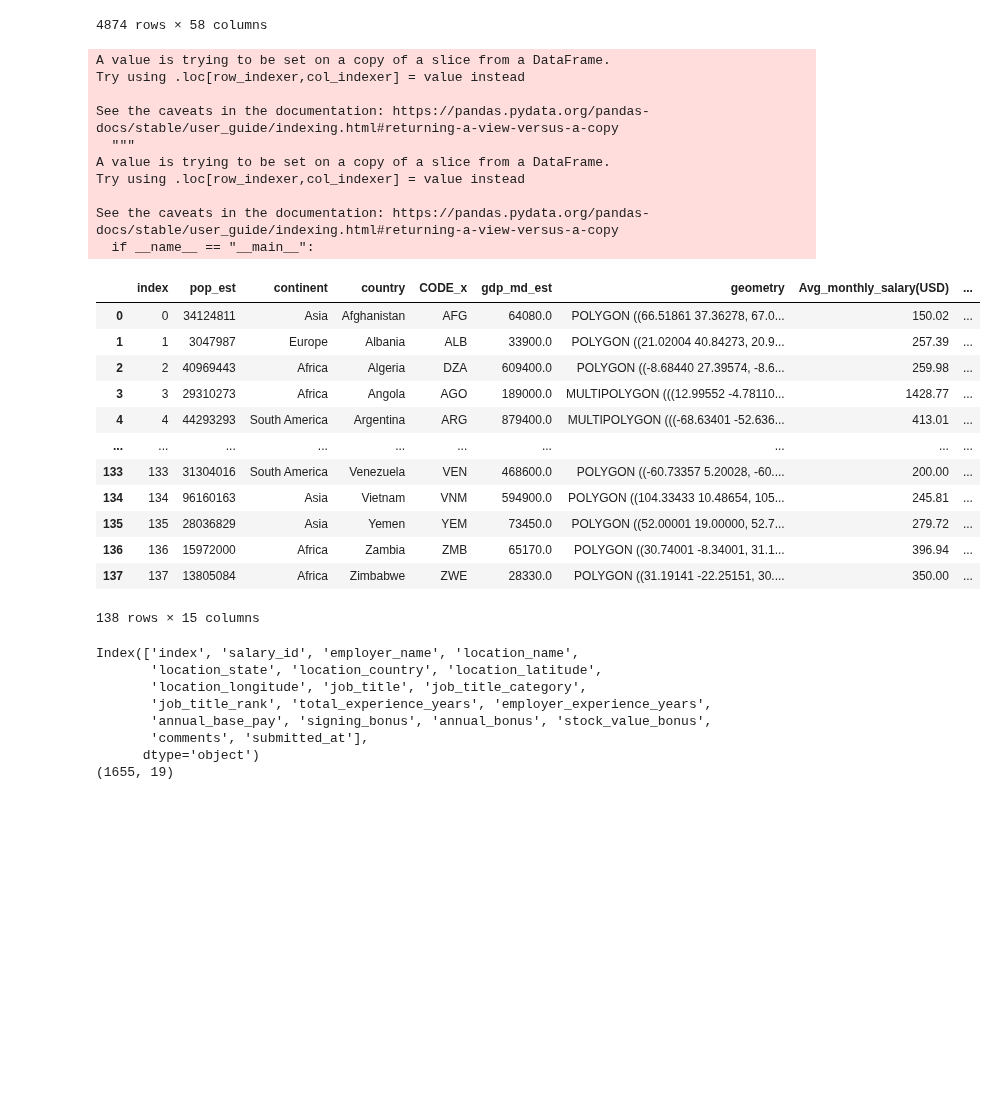
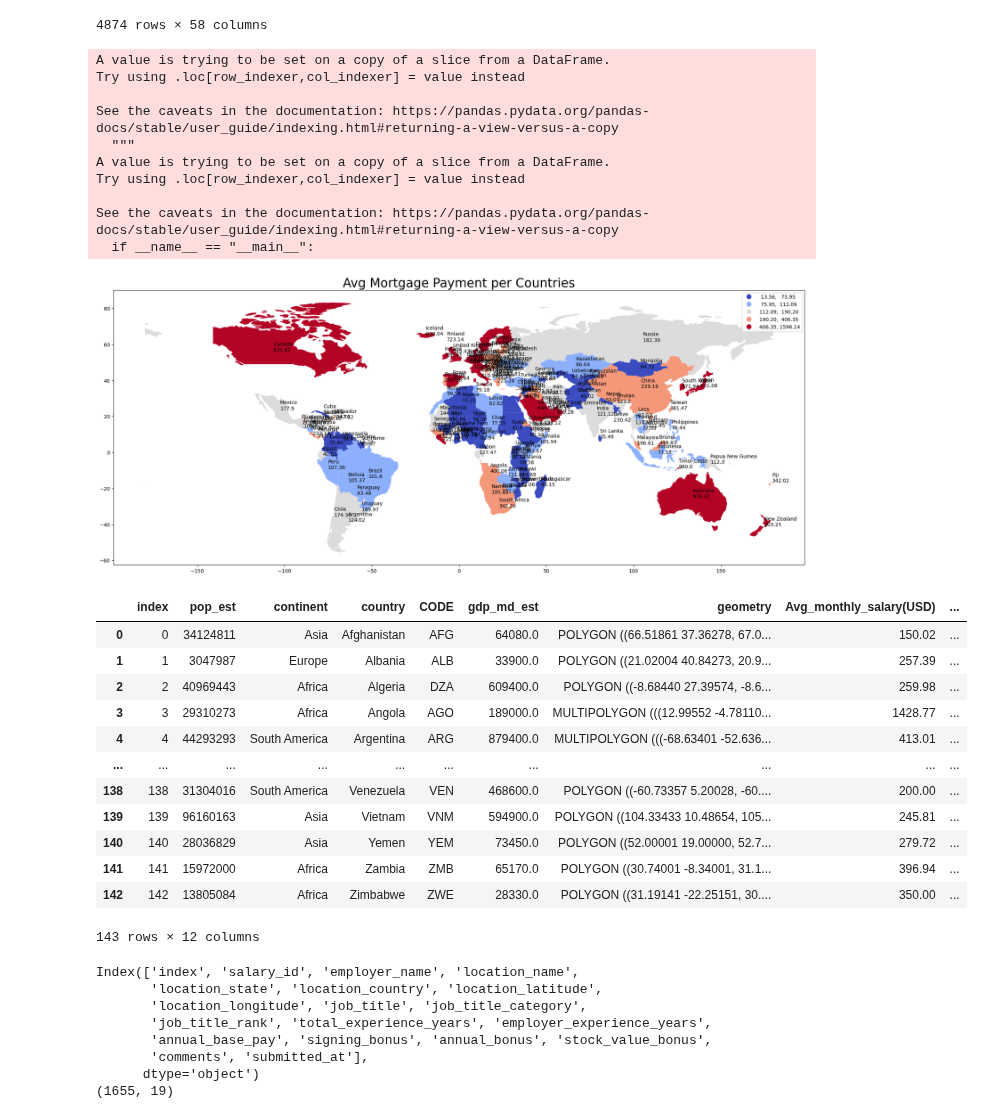
Before and after one commit to Reed-Carter/Global-Cost-of-Living, a Jupyter notebook: chloe.ipynb, the cells around one changed output. Saved outputs shown, nothing was run; the diff lists cells and outputs as text; code cells hidden in the pictures; blank space fills up the shorter version.

Commit message:
Add world map

```diff
--- a/chloe.ipynb
+++ b/chloe.ipynb
@@ -66,57 +66,63 @@ mortgage_df = mortgage_df[['country', 'Avg_monthly_salary(USD)', 'Avg_mortgage_p
 #drop duplicates for country
 mortgage_df.drop_duplicates(subset='country', inplace=True)
 
-#read code.csv
-code_df = pd.read_csv('./data/codes.csv', header=0)
-
-#merge code and mortgage_df and drop lat and lon columns
-mortgage_code_df = mortgage_df.merge(code_df, on='country').drop(columns=['Latitude (average)', 'Longitude (average)'])
-
 # merge geopandas data with our data
 # 'naturalearth_lowres' is geopandas datasets so we can use it directly
 world = geopandas.read_file(geopandas.datasets.get_path('naturalearth_lowres'))
 
 # rename the columns so that we can merge with our data
 world.columns=['pop_est', 'continent', 'country', 'CODE', 'gdp_md_est', 'geometry']
 
 #sort country in world alphabetically
 world.sort_values(by=['country'], ascending=True, inplace=True)
 
 # then merge world with our data
-mortgage_code_geo = pd.merge(world,mortgage_code_df,on='country')
+mortgage_df = pd.merge(world,mortgage_df,on='country')
 
 # last thing we need to do is - merge again with our location data which contains each country’s latitude and longitude
 location=pd.read_csv('https://raw.githubusercontent.com/melanieshi0120/COVID-19_global_time_series_panel_data/master/data/countries_latitude_longitude.csv')
+mortgage_df = mortgage_df.merge(location,left_on='country', right_on='name').reset_index()
 
-mortgage_code_geo = mortgage_code_geo.merge(location,left_on='country', right_on='name').reset_index()
+# plot confirmed cases world map
+mortgage_df.plot(column='Avg_mortgage_pmt', scheme="quantiles",
+           figsize=(25, 20),
+           legend=True,cmap='coolwarm')
+
+plt.title('Avg Mortgage Payment per Countries',fontsize=25)
+
+# add countries names and numbers
+for i in range(0,143):
+    plt.text(float(mortgage_df.longitude[i]),float(mortgage_df.latitude[i]),"{}\n{}".format(mortgage_df.name[i],mortgage_df.Avg_mortgage_pmt[i]),size=10)
+
+plt.show()
 
 
-
-mortgage_code_geo
+mortgage_df
 # %% [output]
 A value is trying to be set on a copy of a slice from a DataFrame.
 Try using .loc[row_indexer,col_indexer] = value instead
 
 See the caveats in the documentation: https://pandas.pydata.org/pandas-docs/stable/user_guide/indexing.html#returning-a-view-versus-a-copy
   """
 A value is trying to be set on a copy of a slice from a DataFrame.
 Try using .loc[row_indexer,col_indexer] = value instead
 
 See the caveats in the documentation: https://pandas.pydata.org/pandas-docs/stable/user_guide/indexing.html#returning-a-view-versus-a-copy
   if __name__ == "__main__":
+[figure, added]
-|  | index | pop_est | continent | country | CODE_x | gdp_md_est | geometry | Avg_monthly_salary(USD) | ... |
+|  | index | pop_est | continent | country | CODE | gdp_md_est | geometry | Avg_monthly_salary(USD) | ... |
 | 0 | 0 | 34124811 | Asia | Afghanistan | AFG | 64080.0 | POLYGON ((66.51861 37.36278, 67.0... | 150.02 | ... |
 | 1 | 1 | 3047987 | Europe | Albania | ALB | 33900.0 | POLYGON ((21.02004 40.84273, 20.9... | 257.39 | ... |
 | 2 | 2 | 40969443 | Africa | Algeria | DZA | 609400.0 | POLYGON ((-8.68440 27.39574, -8.6... | 259.98 | ... |
 | 3 | 3 | 29310273 | Africa | Angola | AGO | 189000.0 | MULTIPOLYGON (((12.99552 -4.78110... | 1428.77 | ... |
 | 4 | 4 | 44293293 | South America | Argentina | ARG | 879400.0 | MULTIPOLYGON (((-68.63401 -52.636... | 413.01 | ... |
 | ... | ... | ... | ... | ... | ... | ... | ... | ... | ... |
-| 133 | 133 | 31304016 | South America | Venezuela | VEN | 468600.0 | POLYGON ((-60.73357 5.20028, -60.... | 200.00 | ... |
-| 134 | 134 | 96160163 | Asia | Vietnam | VNM | 594900.0 | POLYGON ((104.33433 10.48654, 105... | 245.81 | ... |
-| 135 | 135 | 28036829 | Asia | Yemen | YEM | 73450.0 | POLYGON ((52.00001 19.00000, 52.7... | 279.72 | ... |
-| 136 | 136 | 15972000 | Africa | Zambia | ZMB | 65170.0 | POLYGON ((30.74001 -8.34001, 31.1... | 396.94 | ... |
-| 137 | 137 | 13805084 | Africa | Zimbabwe | ZWE | 28330.0 | POLYGON ((31.19141 -22.25151, 30.... | 350.00 | ... |
+| 138 | 138 | 31304016 | South America | Venezuela | VEN | 468600.0 | POLYGON ((-60.73357 5.20028, -60.... | 200.00 | ... |
+| 139 | 139 | 96160163 | Asia | Vietnam | VNM | 594900.0 | POLYGON ((104.33433 10.48654, 105... | 245.81 | ... |
+| 140 | 140 | 28036829 | Asia | Yemen | YEM | 73450.0 | POLYGON ((52.00001 19.00000, 52.7... | 279.72 | ... |
+| 141 | 141 | 15972000 | Africa | Zambia | ZMB | 65170.0 | POLYGON ((30.74001 -8.34001, 31.1... | 396.94 | ... |
+| 142 | 142 | 13805084 | Africa | Zimbabwe | ZWE | 28330.0 | POLYGON ((31.19141 -22.25151, 30.... | 350.00 | ... |
-138 rows × 15 columns
+143 rows × 12 columns
 # %%
 tech_salaries_df = pd.read_csv('./data/tech-salaries.csv', header=0)
 
```
Also changed, not shown: parts of 2 cells of this notebook.
